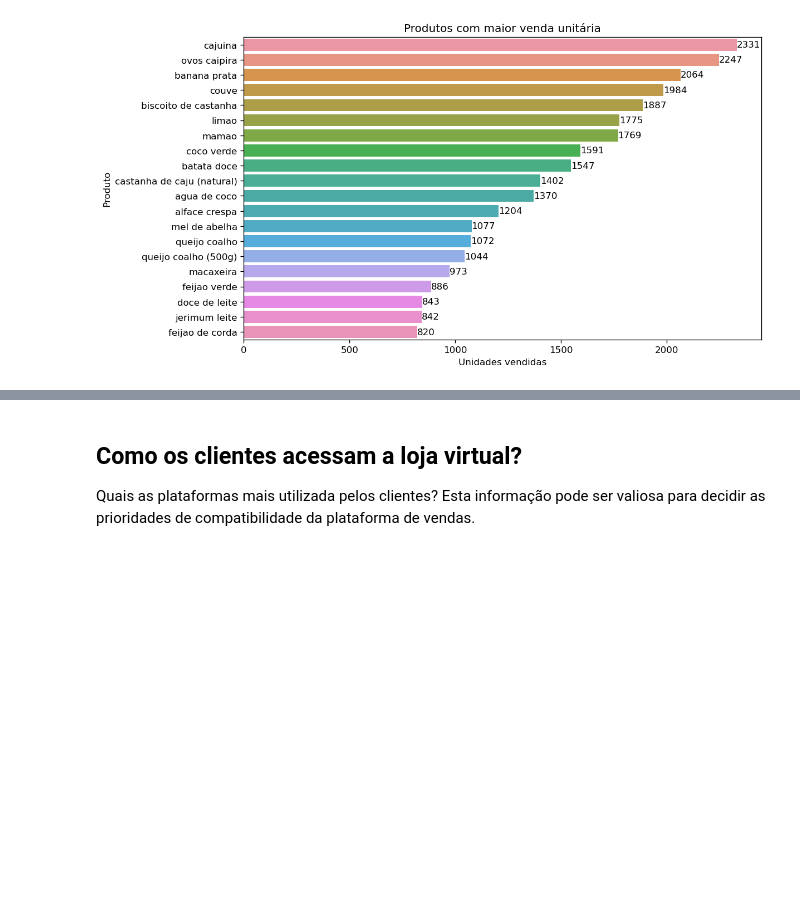
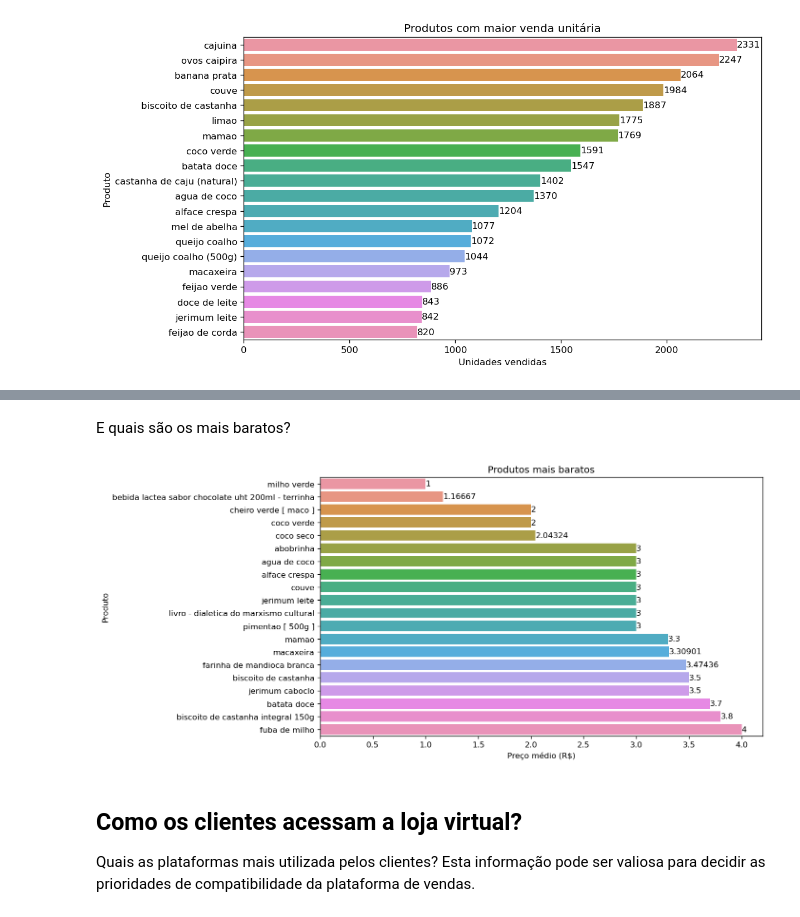
Before and after one commit to lgalicki/tcc-pos-ciecia-de-dados-pucmg, a Jupyter notebook: 2 - Análise e Exploração dos Dados.ipynb, the cells around one changed output, grey strips where cells are left out. Cells and saved outputs as stored; diff of their text form; code cells hidden in the pictures; blank space fills up the shorter version.

```diff
--- a/2 - Análise e Exploração dos Dados.ipynb
+++ b/2 - Análise e Exploração dos Dados.ipynb
@@ -122,3 +152,12 @@ Em primeiro lugar vamos analisar a distribuição do preço médio dos produtos.
+# %% [markdown]
+E quais são os mais baratos?
+# %%
+plt.figure(dpi=120,figsize=(10,6))
+ax = sns.barplot(data=dados,x='preco medio',y=dados.index,order=dados['preco medio'].nsmallest(20).index)
+ax.set(title='Produtos mais baratos',xlabel='Preço médio (R$)',ylabel='Produto')
+ax.bar_label(ax.containers[0]);
+# %% [output]
+[figure, added]
 # %% [markdown]
 ## Como os clientes acessam a loja virtual?
 Quais as plataformas mais utilizada pelos clientes? Esta informação pode ser valiosa para decidir as prioridades de compatibilidade da plataforma de vendas.
```
Also changed, not shown: parts of 13 cells of this notebook, 1 other file.
